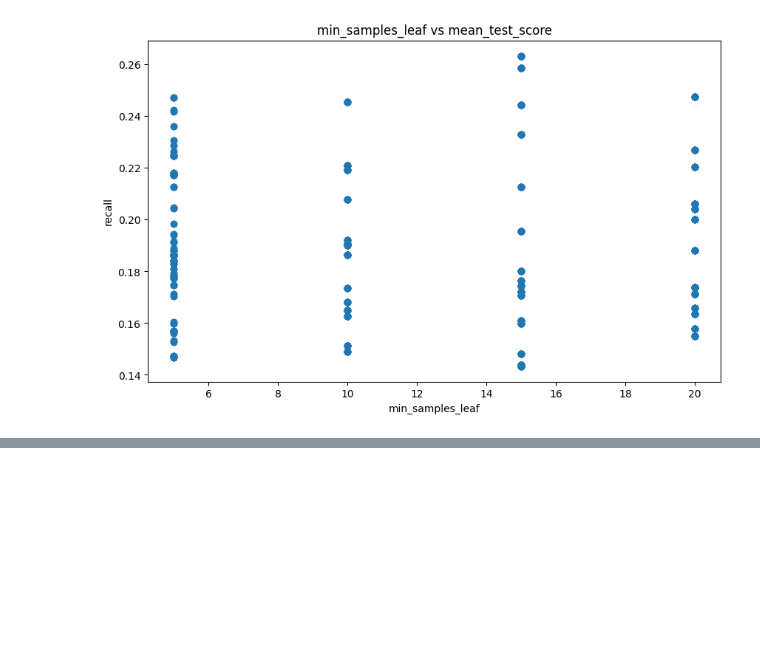
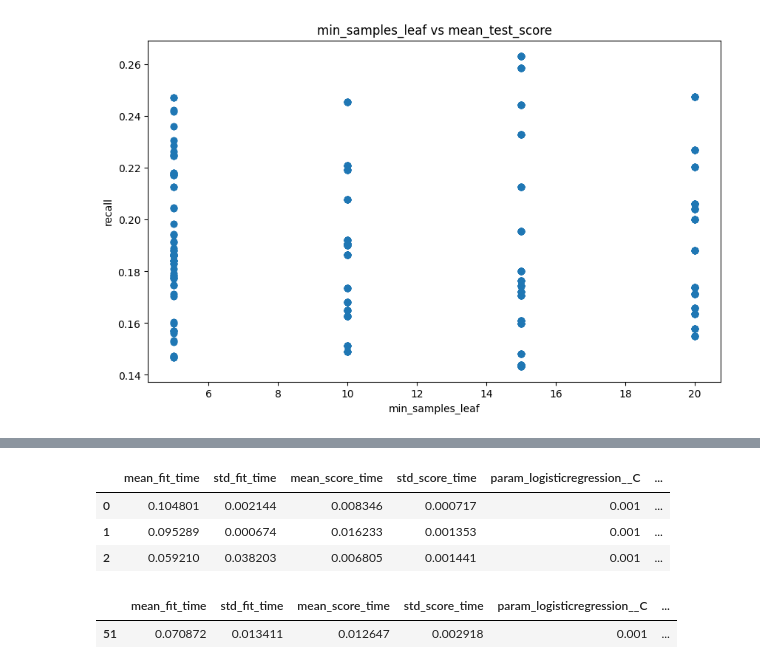
Before and after one commit to Heitorccf/ds-playground, a Jupyter notebook: hyperparameter_search/exploitation.ipynb, the cells around one changed output, grey strips where cells are left out. Cells and saved outputs as stored; diff of their text form; code cells hidden in the pictures; blank space fills up the shorter version.

```diff
--- a/hyperparameter_search/exploitation.ipynb
+++ b/hyperparameter_search/exploitation.ipynb
@@ -213,0 +277,12 @@ plt.show()
+# %%
+df_cv_results_lr.head(3)
+# %% [output]
+|  | mean_fit_time | std_fit_time | mean_score_time | std_score_time | param_logisticregression__C | ... |
+| 0 | 0.104801 | 0.002144 | 0.008346 | 0.000717 | 0.001 | ... |
+| 1 | 0.095289 | 0.000674 | 0.016233 | 0.001353 | 0.001 | ... |
+| 2 | 0.059210 | 0.038203 | 0.006805 | 0.001441 | 0.001 | ... |
+# %%
+df_cv_results_lr.loc[[lr_grid_search.best_index_]]
+# %% [output]
+|  | mean_fit_time | std_fit_time | mean_score_time | std_score_time | param_logisticregression__C | ... |
+| 51 | 0.070872 | 0.013411 | 0.012647 | 0.002918 | 0.001 | ... |
```
Also changed, not shown: parts of 5 cells of this notebook.
